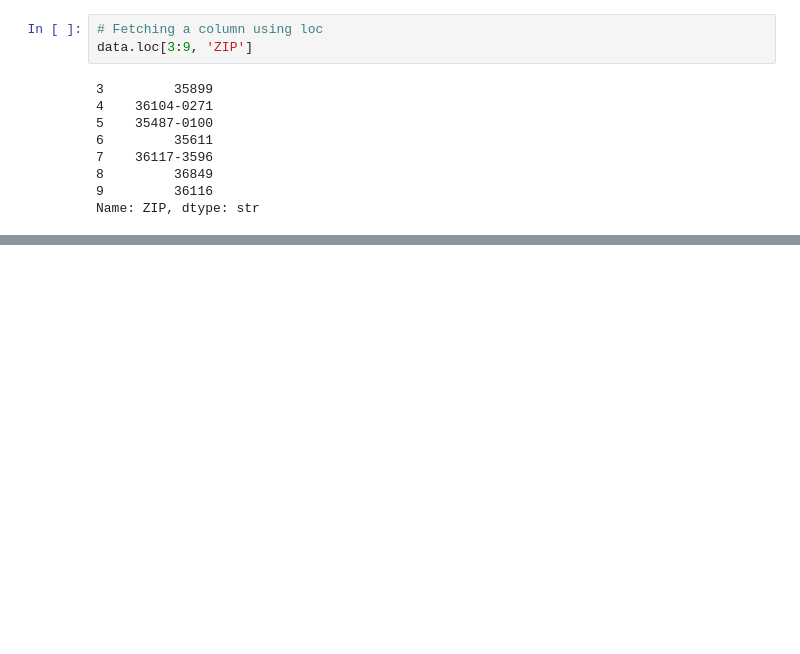
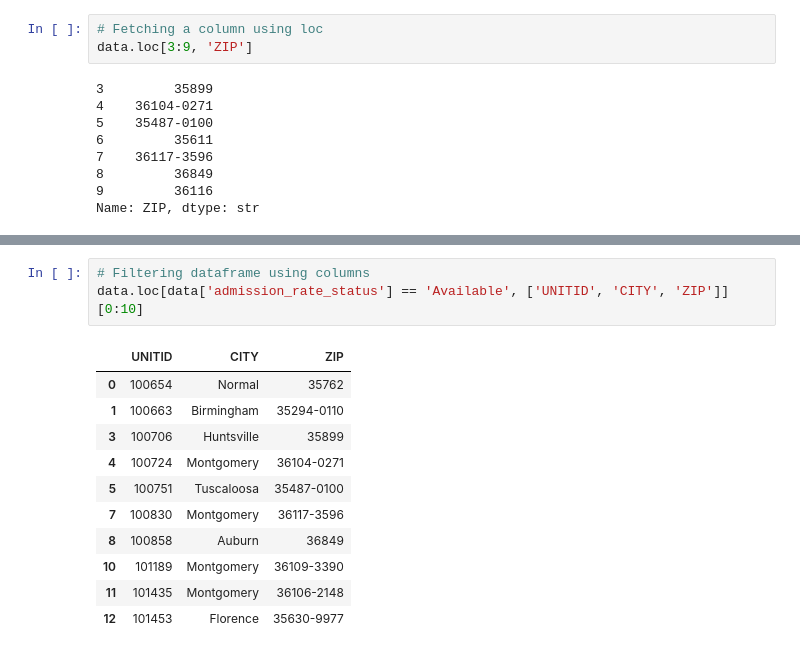
Before and after one commit to aranya-code/py-data-sandbox, a Jupyter notebook: pandas_scratchpad.ipynb, the cells around one changed output, grey strips where cells are left out. Cells and saved outputs as stored; diff of their text form; blank space fills up the shorter version.

```diff
--- a/pandas_scratchpad.ipynb
+++ b/pandas_scratchpad.ipynb
@@ -102,0 +188,15 @@ Name: ZIP, dtype: str
+# %%
+# Filtering dataframe using columns
+data.loc[data['admission_rate_status'] == 'Available', ['UNITID', 'CITY', 'ZIP']][0:10]
+# %% [output]
+|  | UNITID | CITY | ZIP |
+| 0 | 100654 | Normal | 35762 |
+| 1 | 100663 | Birmingham | 35294-0110 |
+| 3 | 100706 | Huntsville | 35899 |
+| 4 | 100724 | Montgomery | 36104-0271 |
+| 5 | 100751 | Tuscaloosa | 35487-0100 |
+| 7 | 100830 | Montgomery | 36117-3596 |
+| 8 | 100858 | Auburn | 36849 |
+| 10 | 101189 | Montgomery | 36109-3390 |
+| 11 | 101435 | Montgomery | 36106-2148 |
+| 12 | 101453 | Florence | 35630-9977 |
```
Also changed, not shown: parts of 6 cells of this notebook.
